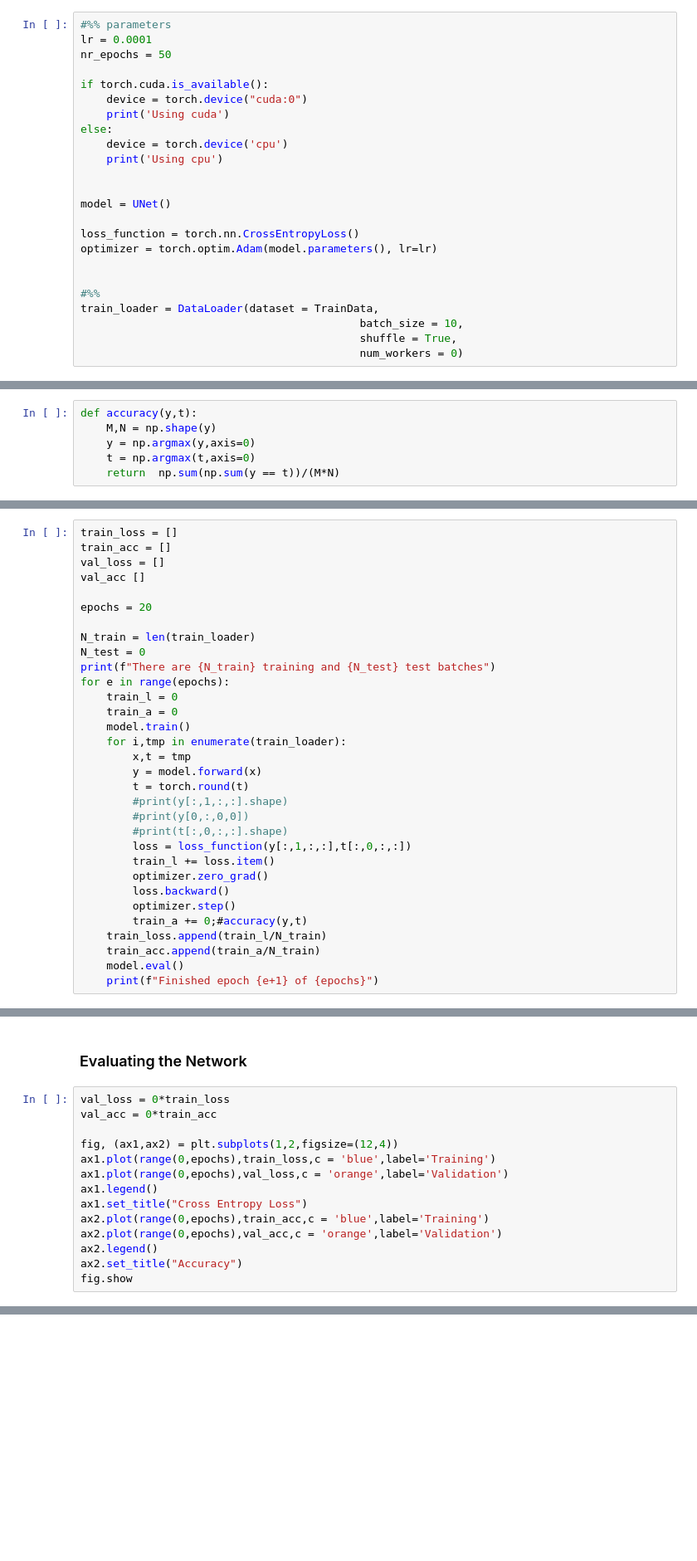
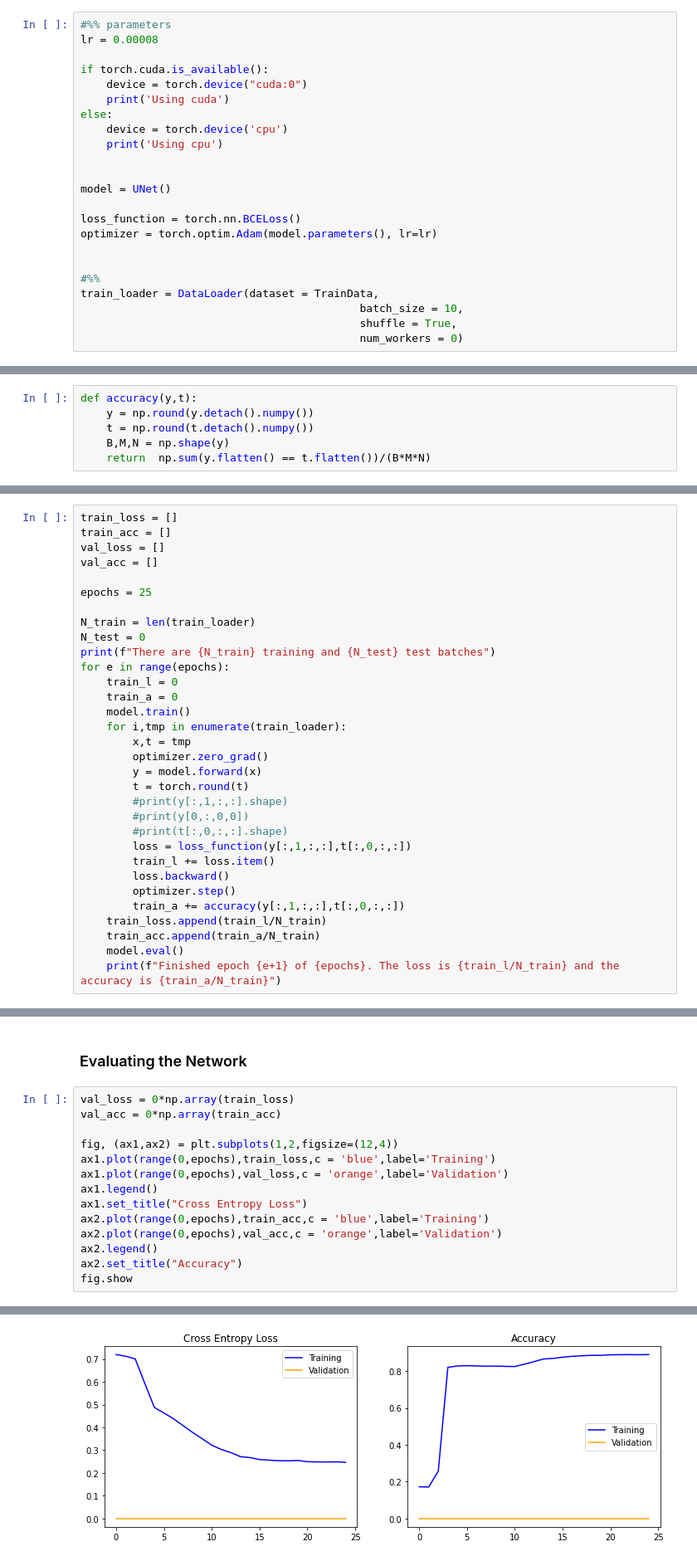
Before and after one commit to AntonRydahl/02506, a Jupyter notebook: project/project.ipynb, the cells around one changed output, grey strips where cells are left out. Shown at 83% size. Cells and saved outputs as stored; diff of their text form; blank space fills up the shorter version.

Commit message:
Working baseline BCELoss segmentation

```diff
--- a/project/project.ipynb
+++ b/project/project.ipynb
@@ -80,8 +80,7 @@ torch.Size([10, 1, 128, 128])
 ### Defining Loss and Optimizer
 # %%
 #%% parameters
-lr = 0.0001
-nr_epochs = 50
+lr = 0.00008
 
 if torch.cuda.is_available():
     device = torch.device("cuda:0")
@@ -93,7 +92,7 @@ else:
 
 model = UNet()
 
-loss_function = torch.nn.CrossEntropyLoss()
+loss_function = torch.nn.BCELoss()
 optimizer = torch.optim.Adam(model.parameters(), lr=lr)
 
 
@@ -108,19 +107,19 @@ Using cpu
 ### Defining Accuracy
 # %%
 def accuracy(y,t):
-    M,N = np.shape(y)
-    y = np.argmax(y,axis=0)
-    t = np.argmax(t,axis=0)
-    return  np.sum(np.sum(y == t))/(M*N)
+    y = np.round(y.detach().numpy())
+    t = np.round(t.detach().numpy())
+    B,M,N = np.shape(y)
+    return  np.sum(y.flatten() == t.flatten())/(B*M*N)
 # %% [markdown]
 ### Training  the network
 # %%
 train_loss = []
 train_acc = []
 val_loss = []
-val_acc []
+val_acc = []
 
-epochs = 20
+epochs = 25
 
 N_train = len(train_loader)
 N_test = 0
@@ -131,6 +130,7 @@ for e in range(epochs):
     model.train()
     for i,tmp in enumerate(train_loader):
         x,t = tmp
+        optimizer.zero_grad()
         y = model.forward(x)
         t = torch.round(t)
         #print(y[:,1,:,:].shape)
@@ -138,13 +138,12 @@ for e in range(epochs):
         #print(t[:,0,:,:].shape)
         loss = loss_function(y[:,1,:,:],t[:,0,:,:])
         train_l += loss.item()
-        optimizer.zero_grad()
         loss.backward()
         optimizer.step()
-        train_a += 0;#accuracy(y,t)
+        train_a += accuracy(y[:,1,:,:],t[:,0,:,:])
     train_loss.append(train_l/N_train)
     train_acc.append(train_a/N_train)
     model.eval()
-    print(f"Finished epoch {e+1} of {epochs}")
+    print(f"Finished epoch {e+1} of {epochs}. The loss is {train_l/N_train} and the accuracy is {train_a/N_train}")
 # %% [output]
 There are 48 training and 0 test batches
@@ -161,8 +166,8 @@ Finished epoch 10 of 20
 # %% [markdown]
 ### Evaluating the Network
 # %%
-val_loss = 0*train_loss
-val_acc = 0*train_acc
+val_loss = 0*np.array(train_loss)
+val_acc = 0*np.array(train_acc)
 
 fig, (ax1,ax2) = plt.subplots(1,2,figsize=(12,4))
 ax1.plot(range(0,epochs),train_loss,c = 'blue',label='Training')
@@ -174,3 +179,4 @@ ax2.plot(range(0,epochs),val_acc,c = 'orange',label='Validation')
 ax2.legend()
 ax2.set_title("Accuracy")
 fig.show
+# %% [output]
@@ -176,0 +184 @@ fig.show
+[figure, added]
```
Also changed, not shown: parts of 4 cells of this notebook.
